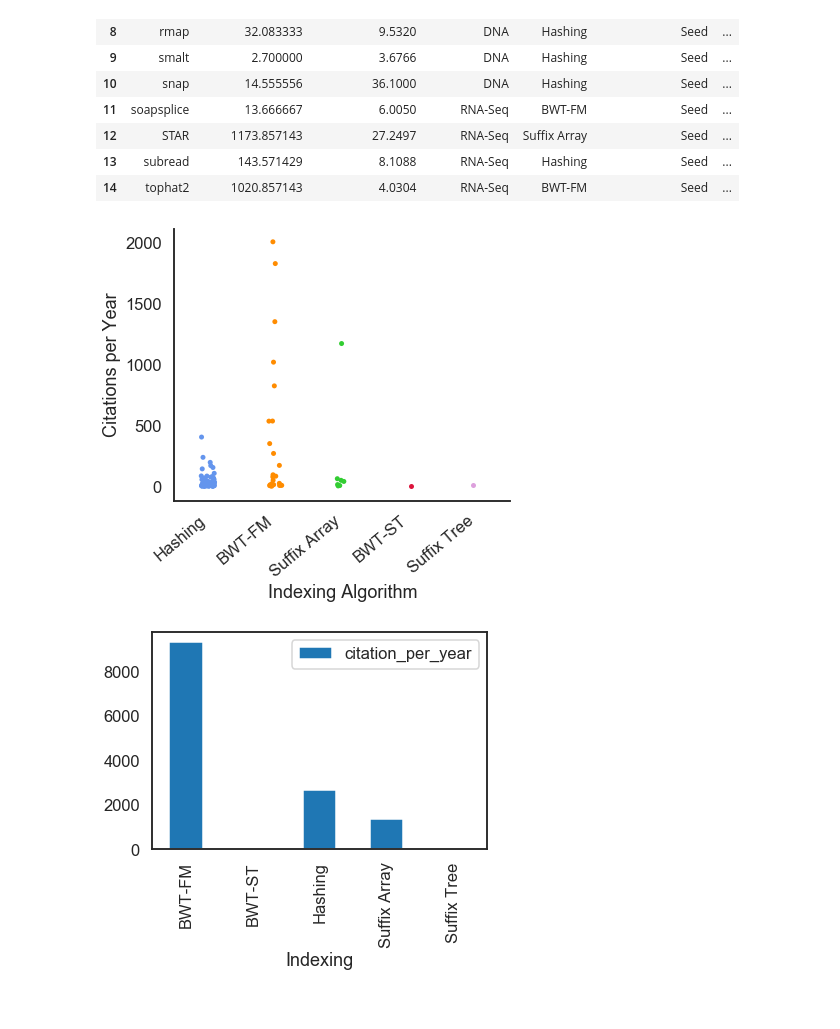
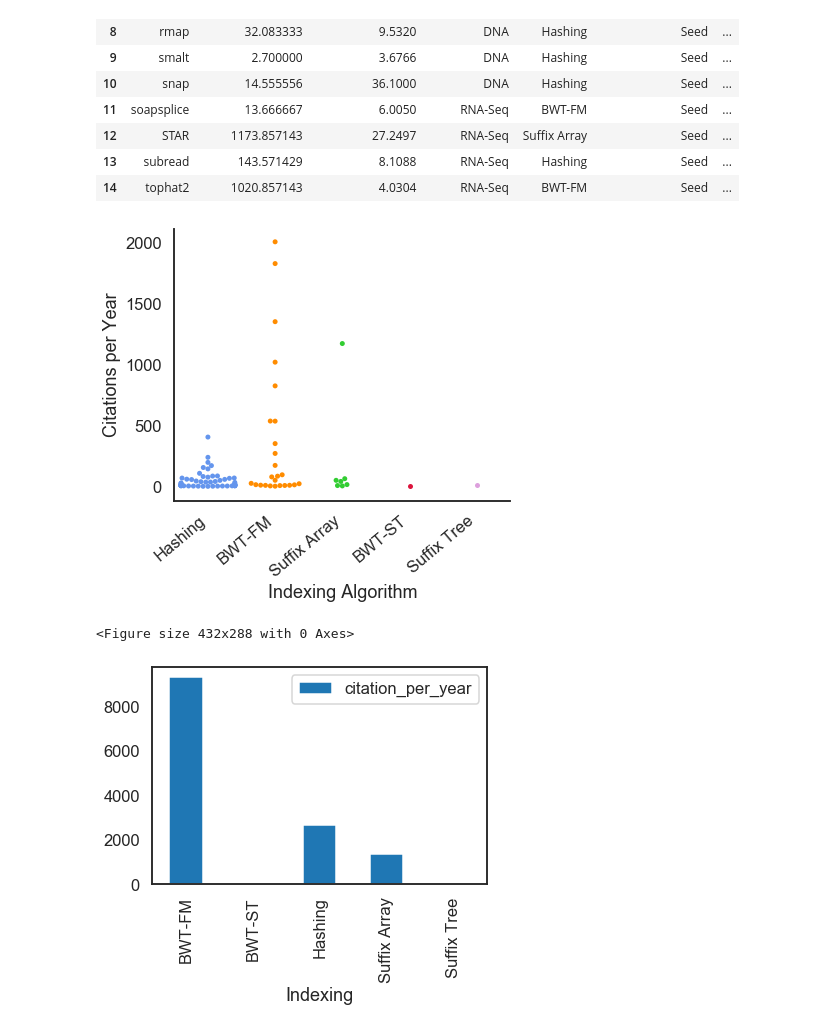
Before and after one commit to Mangul-Lab-USC/technology.dictates.algorithms, a Jupyter notebook: notebooks/citation_figures.ipynb, the cells around one changed output. Saved outputs shown, nothing was run; the diff lists cells and outputs as text; code cells hidden in the pictures.

Commit message:
New Branch To Save Figures

```diff
--- a/notebooks/citation_figures.ipynb
+++ b/notebooks/citation_figures.ipynb
@@ -75,25 +75,26 @@ memcite_summ
 # %%
 import seaborn as sns
 import matplotlib.pyplot as plt
 
 clrs = ['cornflowerblue', 'darkorange', 'limegreen', 'crimson', 'plum', 'peru', 'aquamarine',
         'pink', 'darkgrey', 'yellowgreen', 'lightcoral', 'gold']
 
 sns.set_style('white')
 sns.set_context('talk')
 
 
 
 ax = sns.catplot(data=data_cite, x='Indexing', y='citation_per_year', aspect=1.25,
-                 order=['Hashing','BWT-FM','Suffix Array','BWT-ST','Suffix Tree'], palette=clrs)
+                 order=['Hashing','BWT-FM','Suffix Array','BWT-ST','Suffix Tree'], palette=clrs, kind='swarm')
 ax.set(xlabel = 'Indexing Algorithm', ylabel = 'Citations per Year')
 ax.set_xticklabels(rotation=40, ha="right")
 plt.show()
 
-#plt.savefig('../figures/Indexing_by_Citations.png')
-#plt.savefig('../figures/Indexing_by_Citations.pdf')
+plt.savefig('../figures/Indexing_by_Citations.png')
+plt.savefig('../figures/Indexing_by_Citations.pdf')
 # %% [output]
-[figure, old version]
+[figure, new version]
+<Figure size 432x288 with 0 Axes>
 # %%
 idx_group = data_cite.groupby('Indexing').sum().plot.bar()
 # %% [output]
```
Also changed, not shown: 2 other files.
